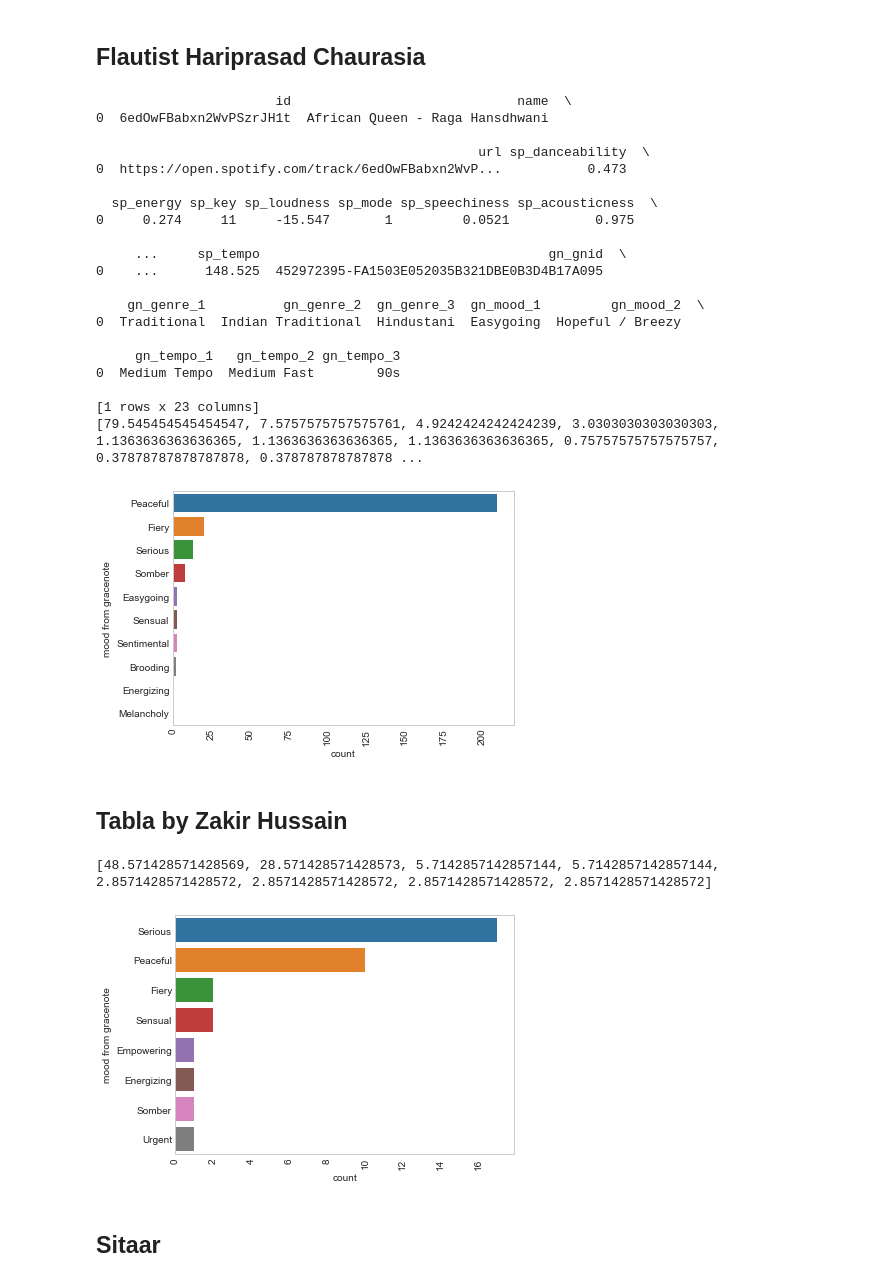
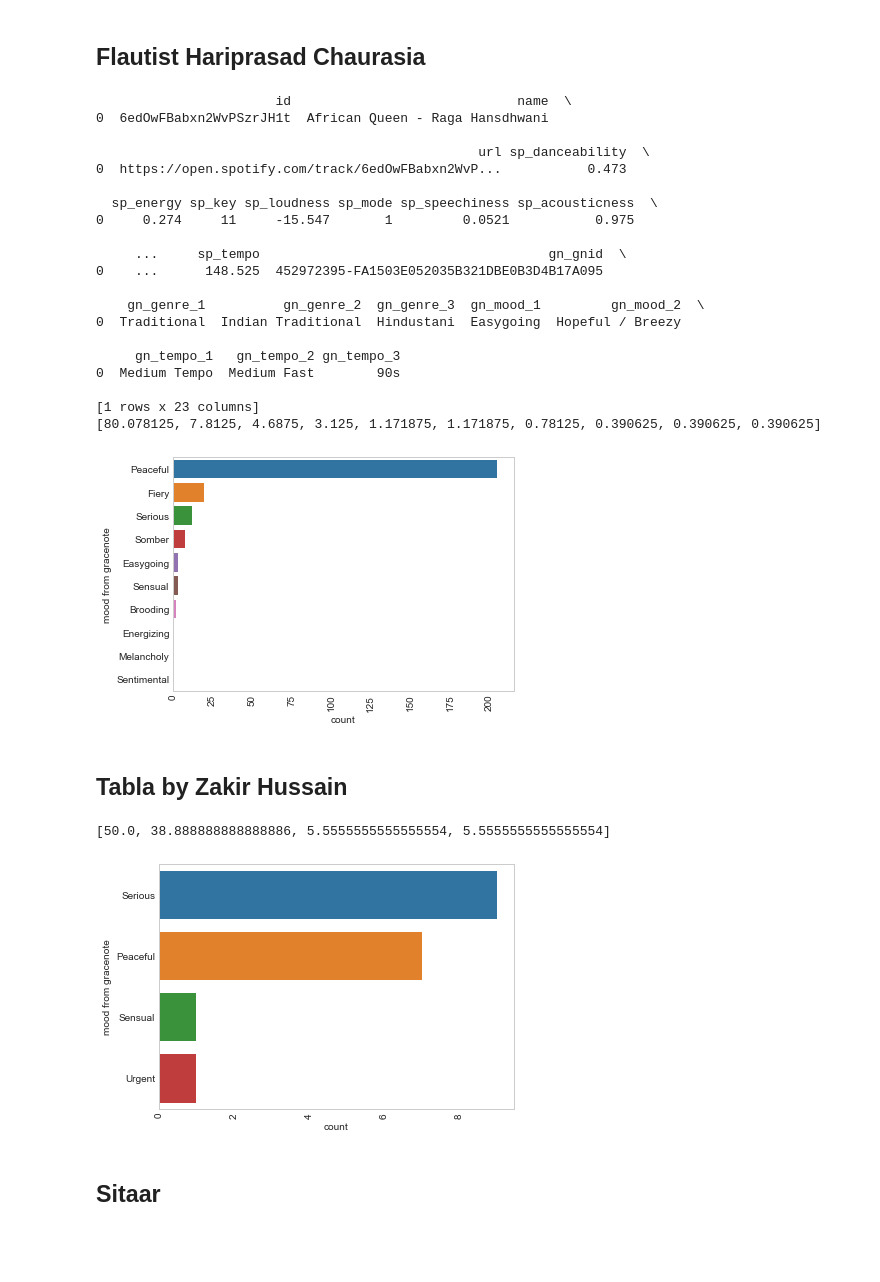
Before and after one commit to samtashukla/SaReGaMood, a Jupyter notebook: Understanding_Bias.ipynb, the cells around one changed output. Cells and saved outputs as stored; diff of their text form; code cells hidden in the pictures; blank space fills up the shorter version.

```diff
--- a/Understanding_Bias.ipynb
+++ b/Understanding_Bias.ipynb
@@ -92,16 +158,20 @@ Name: name, Length: 145, dtype: object
 df_chanchal_gn = df_chanchal[['id', 'gn_mood_1']].groupby(['gn_mood_1']).aggregate('count').sort_values('id').reset_index()
 # print(df_vrindavanisarang_stats.columns)
 df_chanchal_gn = df_chanchal_gn.sort_values('id', ascending= False)
+print(df_chanchal_gn)
+df_chanchal_gn['id'] = df_chanchal_gn['id']/(df_chanchal_gn['id'].sum())*100
+print(df_chanchal_gn)
 ax = sns.barplot(x = 'id', y = 'gn_mood_1', data = df_chanchal_gn)
-plt.xticks(rotation=90);
-plt.xlabel('count')
+# plt.xticks(rotation=90);
 percentage = []
 for x in df_chanchal_gn['id'].as_matrix():
     percentage.append(x*100/(np.sum(df_chanchal_gn['id'].as_matrix())))
 print(percentage)
+plt.xlabel('percentage')
+plt.ylabel(" ")
 # axis_label = ['0', '10', '20', '30', '40', '50', '60', '70']
 # plt.xticks(np.arange(0,70, 10), axis_label )
-plt.ylabel('mood from gracenote')
+# plt.ylabel('mood from gracenote')
 plt.tight_layout()
 plt.savefig('/Users/feelharmonic/Dropbox/Insight2018/SaReGaMood/IndianClassicalMusic/Week3/chanchal_gat_gn.jpg', dpi = 300)
 # %% [output]
@@ -243,7 +310,7 @@ df_bismillah = query_db_translate_to_pandas(con, querystr)
 counter = 0
 flist = []
 for trackid in df_bismillah['id']:
-    querystr = "select * from featuredb where id like \'" + trackid + "\'"
+    querystr = "select * from ragafeaturedb where id like \'" + trackid + "\'"
     tempdf = query_db_translate_to_pandas(con, querystr)
     if(tempdf.shape[0] == 0):
         continue
@@ -251,7 +318,6 @@ for trackid in df_bismillah['id']:
         flist.append(tempdf)
 
 df_bk = pd.concat(flist)
-# print(df_bk[['name','gn_mood_1']].to_string())
 
 #------------------------------------------------
 df_bk = df_bk[['id', 'gn_mood_1']].groupby(['gn_mood_1']).aggregate('count').sort_values('id').reset_index()
@@ -263,8 +329,6 @@ print(percentage)
 ax = sns.barplot(x = 'id', y = 'gn_mood_1', data = df_bk)
 plt.xticks(rotation=90);
 plt.xlabel('count')
-# axis_label = ['0', '10', '20', '30', '40', '50', '60', '70']
-# plt.xticks(np.arange(0,70, 10), axis_label )
 plt.ylabel('mood from gracenote')
 plt.tight_layout()
 plt.savefig('/Users/feelharmonic/Dropbox/Insight2018/SaReGaMood/IndianClassicalMusic/Week3/bismillah.jpg', dpi = 300)
@@ -277,11 +341,10 @@ plt.savefig('/Users/feelharmonic/Dropbox/Insight2018/SaReGaMood/IndianClassicalM
 con = get_db_handle()
 querystr = "select * from alltracks where artist_name like \'" + "Shivkumar Sharma" + "\'"
 df_shivks = query_db_translate_to_pandas(con, querystr)
-# print(df_shivks)
 counter = 0
 flist = []
 for trackid in df_shivks['id']:
-    querystr = "select * from featuredb where id like \'" + trackid + "\'"
+    querystr = "select * from ragafeaturedb where id like \'" + trackid + "\'"
     tempdf = query_db_translate_to_pandas(con, querystr)
     if(tempdf.shape[0] == 0):
         continue
@@ -289,7 +352,6 @@ for trackid in df_shivks['id']:
         flist.append(tempdf)
 
 df_shivks = pd.concat(flist)
-# print(df_bk[['name','gn_mood_1']].to_string())
 
 #------------------------------------------------
 df_shivks = df_shivks[['id', 'gn_mood_1']].groupby(['gn_mood_1']).aggregate('count').sort_values('id').reset_index()
@@ -315,14 +377,10 @@ plt.savefig('/Users/feelharmonic/Dropbox/Insight2018/SaReGaMood/IndianClassicalM
 con = get_db_handle()
 querystr = "select * from alltracks where artist_name like \'" + "Hariprasad Chaurasia" + "\' or artist_name like \'" + "Ronu Majumdar" + "\' or artist_name like \'" + "Rupak Kulkarni" + "\'"
 df_flute = query_db_translate_to_pandas(con, querystr)
-# result = df_flute['id'] == '6edOwFBabxn2WvPSzrJH1t'
-# print(result)
-# print(df_flute)
-# print(df_shivks)
 counter = 0
 flist = []
 for trackid in df_flute['id']:
-    querystr = "select * from featuredb where id like \'" + trackid + "\'"
+    querystr = "select * from ragafeaturedb where id like \'" + trackid + "\'"
     tempdf = query_db_translate_to_pandas(con, querystr)
     if(tempdf.shape[0] == 0):
         continue
@@ -343,14 +401,9 @@ print(percentage)
 ax = sns.barplot(x = 'id', y = 'gn_mood_1', data = df_flute)
 plt.xticks(rotation=90);
 plt.xlabel('count')
-# axis_label = ['0', '10', '20', '30', '40', '50', '60', '70']
-# plt.xticks(np.arange(0,70, 10), axis_label )
 plt.ylabel('mood from gracenote')
 plt.tight_layout()
 plt.savefig('/Users/feelharmonic/Dropbox/Insight2018/SaReGaMood/IndianClassicalMusic/Week3/haripc.jpg', dpi = 300)
-
-# Play African Queen by Ronu Majumdar
-# 6edOwFBabxn2WvPSzrJH1t
 # %% [output]
                        id                             name  \
 0  6edOwFBabxn2WvPSzrJH1t  African Queen - Raga Hansdhwani
@@ -371,46 +424,42 @@ plt.savefig('/Users/feelharmonic/Dropbox/Insight2018/SaReGaMood/IndianClassicalM
 0  Medium Tempo  Medium Fast        90s
 
 [1 rows x 23 columns]
-[79.545454545454547, 7.5757575757575761, 4.9242424242424239, 3.0303030303030303, 1.1363636363636365, 1.1363636363636365, 1.1363636363636365, 0.75757575757575757, 0.37878787878787878, 0.378787878787878 ...
+[80.078125, 7.8125, 4.6875, 3.125, 1.171875, 1.171875, 0.78125, 0.390625, 0.390625, 0.390625]
-[figure, old version]
+[figure, new version]
 # %% [markdown]
 ## Tabla by Zakir Hussain
 # %%
 con = get_db_handle()
 querystr = "select * from alltracks where artist_name like \'" + "Zakir Hussain" + "\' or artist_name like \'" + "Anindo Chatterjee" + "\'"
 df_tabla = query_db_translate_to_pandas(con, querystr)
-# print(df_shivks)
 counter = 0
 flist = []
 for trackid in df_tabla['id']:
-    querystr = "select * from featuredb where id like \'" + trackid + "\'"
+    querystr = "select * from ragafeaturedb where id like \'" + trackid + "\'"
     tempdf = query_db_translate_to_pandas(con, querystr)
     if(tempdf.shape[0] == 0):
         continue
     else:
         flist.append(tempdf)
 
 df_tabla = pd.concat(flist)
-# print(df_bk[['name','gn_mood_1']].to_string())
 
 #------------------------------------------------
 df_tabla = df_tabla[['id', 'gn_mood_1']].groupby(['gn_mood_1']).aggregate('count').sort_values('id').reset_index()
 df_tabla = df_tabla.sort_values('id', ascending= False)
 percentage = []
 for x in df_tabla['id'].as_matrix():
     percentage.append(x*100/(np.sum(df_tabla['id'].as_matrix())))
 print(percentage)
 ax = sns.barplot(x = 'id', y = 'gn_mood_1', data = df_tabla)
 plt.xticks(rotation=90);
 plt.xlabel('count')
-# axis_label = ['0', '10', '20', '30', '40', '50', '60', '70']
-# plt.xticks(np.arange(0,70, 10), axis_label )
 plt.ylabel('mood from gracenote')
 plt.tight_layout()
 plt.savefig('/Users/feelharmonic/Dropbox/Insight2018/SaReGaMood/IndianClassicalMusic/Week3/tabla.jpg', dpi = 300)
 # %% [output]
-[48.571428571428569, 28.571428571428573, 5.7142857142857144, 5.7142857142857144, 2.8571428571428572, 2.8571428571428572, 2.8571428571428572, 2.8571428571428572]
+[50.0, 38.888888888888886, 5.5555555555555554, 5.5555555555555554]
-[figure, old version]
+[figure, new version]
 # %% [markdown]
 ## Sitaar
 # %%
```
Also changed, not shown: parts of 20 cells of this notebook, 6 other files.
